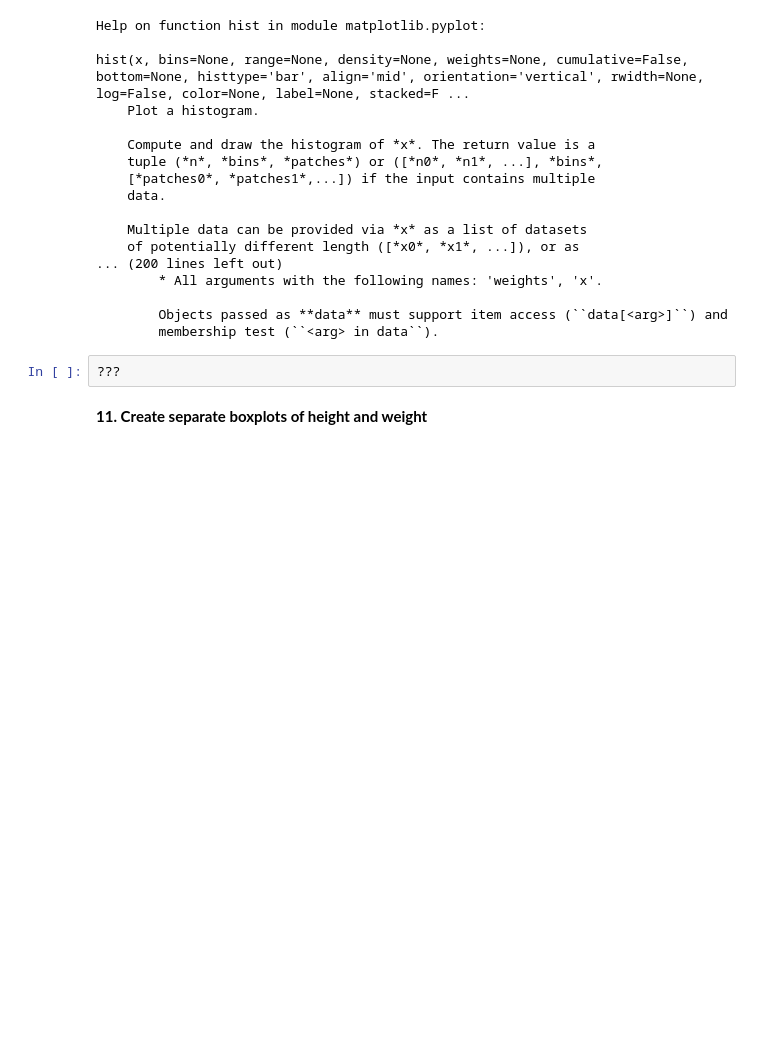
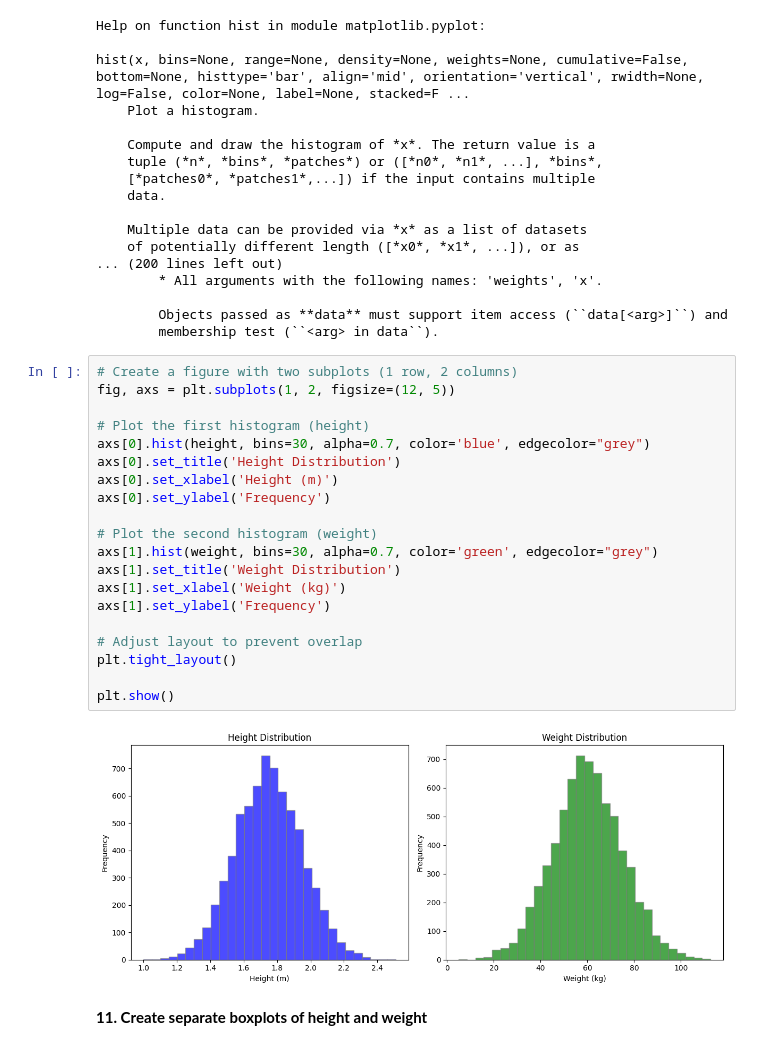
Before and after one commit to sameerhingoro/IOD, a Jupyter notebook: Lab 1/IOD_Lab_1_1_2_NumPy.ipynb, the cells around one changed output. Drawn from its saved outputs; the diff is of its cells as text; blank space fills up the shorter version.

```diff
--- a/Lab 1/IOD_Lab_1_1_2_NumPy.ipynb
+++ b/Lab 1/IOD_Lab_1_1_2_NumPy.ipynb
@@ -252,8 +252,28 @@ hist(x, bins=None, range=None, density=None, weights=None, cumulative=False, bot
 
         Objects passed as **data** must support item access (``data[<arg>]``) and
         membership test (``<arg> in data``).
-# %%
-???
+# %%
+# Create a figure with two subplots (1 row, 2 columns)
+fig, axs = plt.subplots(1, 2, figsize=(12, 5))
+
+# Plot the first histogram (height)
+axs[0].hist(height, bins=30, alpha=0.7, color='blue', edgecolor="grey")
+axs[0].set_title('Height Distribution')
+axs[0].set_xlabel('Height (m)')
+axs[0].set_ylabel('Frequency')
+
+# Plot the second histogram (weight)
+axs[1].hist(weight, bins=30, alpha=0.7, color='green', edgecolor="grey")
+axs[1].set_title('Weight Distribution')
+axs[1].set_xlabel('Weight (kg)')
+axs[1].set_ylabel('Frequency')
+
+# Adjust layout to prevent overlap
+plt.tight_layout()
+
+plt.show()
+# %% [output]
+[figure, added]
 # %% [markdown]
 **11. Create separate boxplots of height and weight**
 # %%
```
Also changed, not shown: parts of 4 cells of this notebook.
